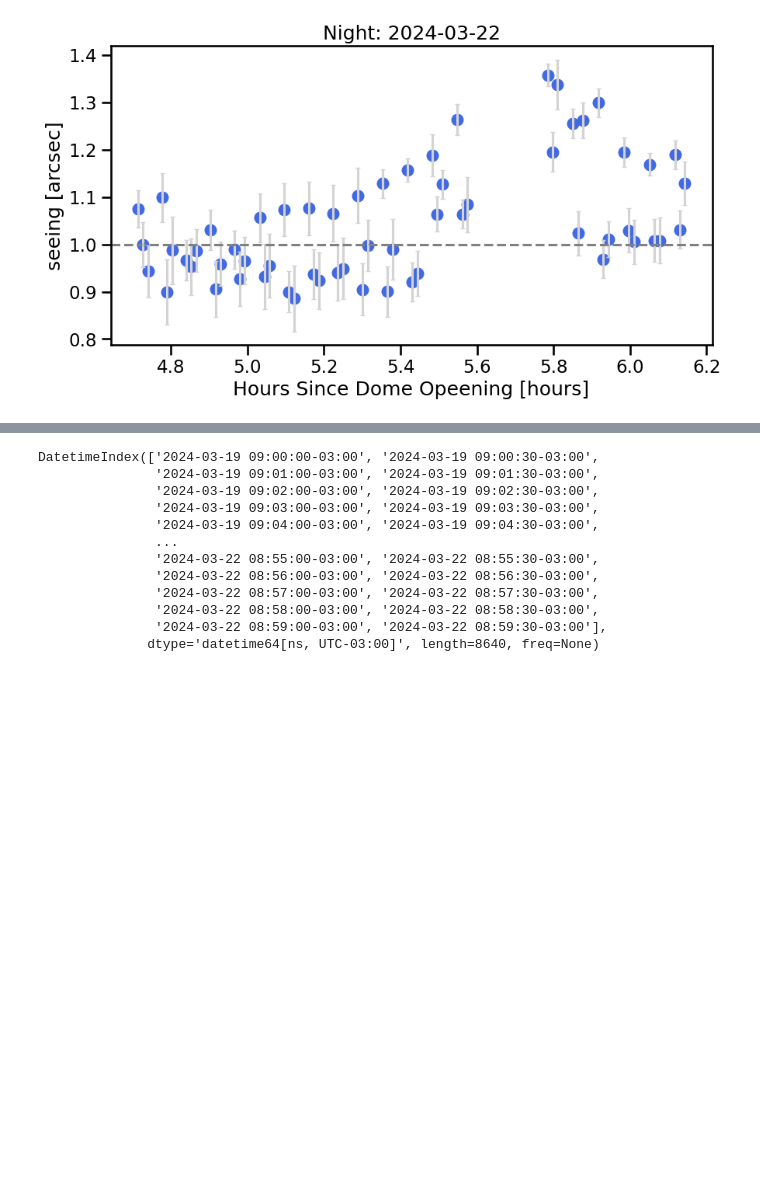
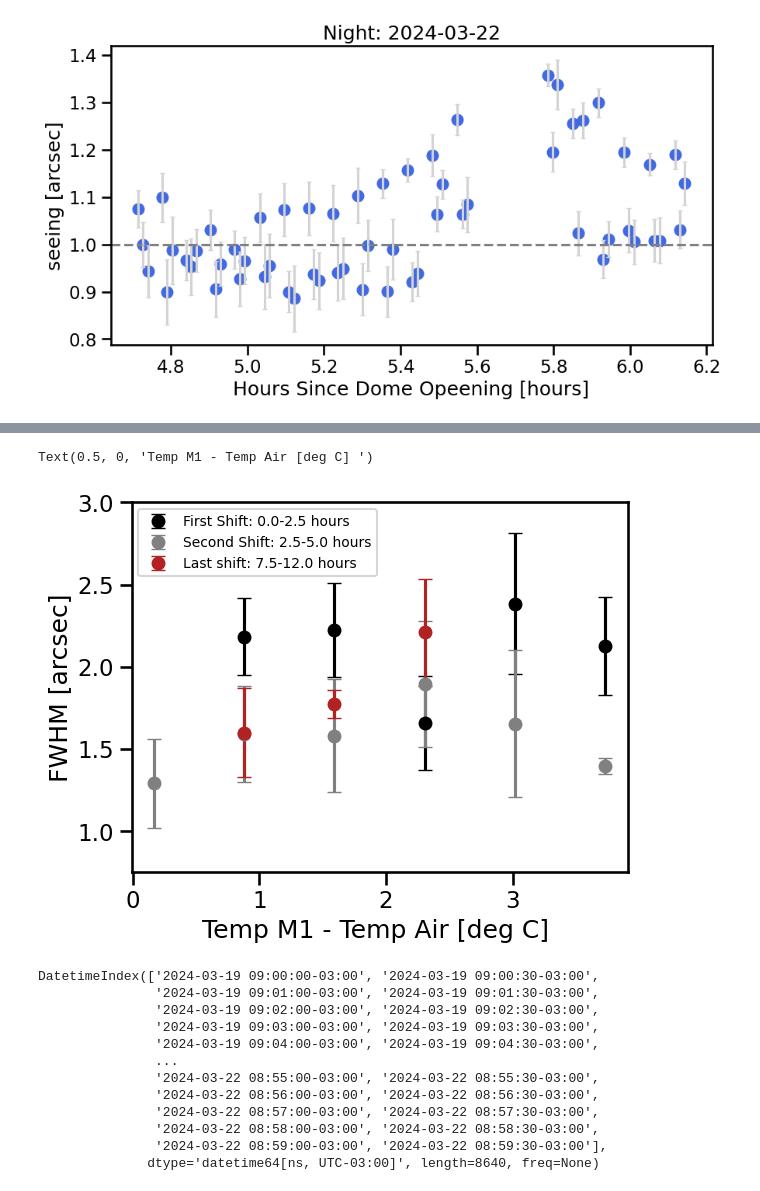
Before and after one commit to estevesjh/ImageQualityAuxTel, a Jupyter notebook: notebooks/ModelFitApr2024.ipynb, the cells around one changed output, grey strips where cells are left out. Cells and saved outputs as stored; diff of their text form; code cells hidden in the pictures; blank space fills up the shorter version.

```diff
--- a/notebooks/ModelFitApr2024.ipynb
+++ b/notebooks/ModelFitApr2024.ipynb
@@ -608,3 +638,19 @@ Text(0.5, 1.0, 'Night: 2024-03-22')
+# %%
+pl, ph = np.nanpercentile(df.deltaTempM1Air2, [0.01,99.99])
+dtbins = np.linspace(pl, ph, 7)
+
+plot_binned_data(df.loc[first_half], 'deltaTempM1Air2', 'fwhm', dtbins, color='k', label='First Shift: 0.0-2.5 hours')
+plot_binned_data(df.loc[sec_half], 'deltaTempM1Air2', 'fwhm', dtbins, color='grey', label='Second Shift: 2.5-5.0 hours')
+plot_binned_data(df.loc[last_half], 'deltaTempM1Air2', 'fwhm', dtbins, color='firebrick', label='Last shift: 7.5-12.0 hours')
+
+plt.ylim(0.75,3.0)
+plt.ylabel('FWHM [arcsec]')
+plt.legend(fontsize=10)
+plt.xlabel(r'Temp M1 - Temp Air [deg C] ')
+# plt.title('During Exposure')
+# %% [output]
+Text(0.5, 0, 'Temp M1 - Temp Air [deg C] ')
+[figure, added]
 # %%
 day = '20240321'
 efd_fname = '../data/efd/efd_thermal_data_%s.csv'%(day)
```
Also changed, not shown: parts of 18 cells of this notebook, 1 other file.
